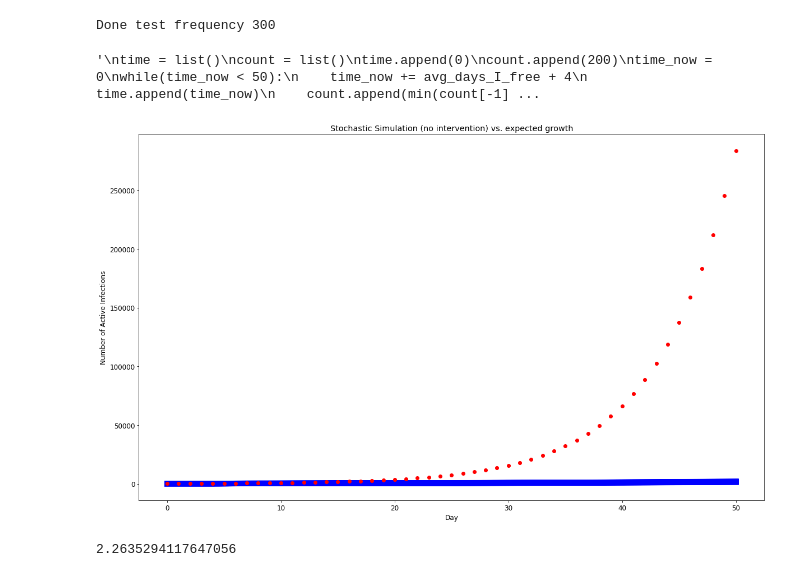
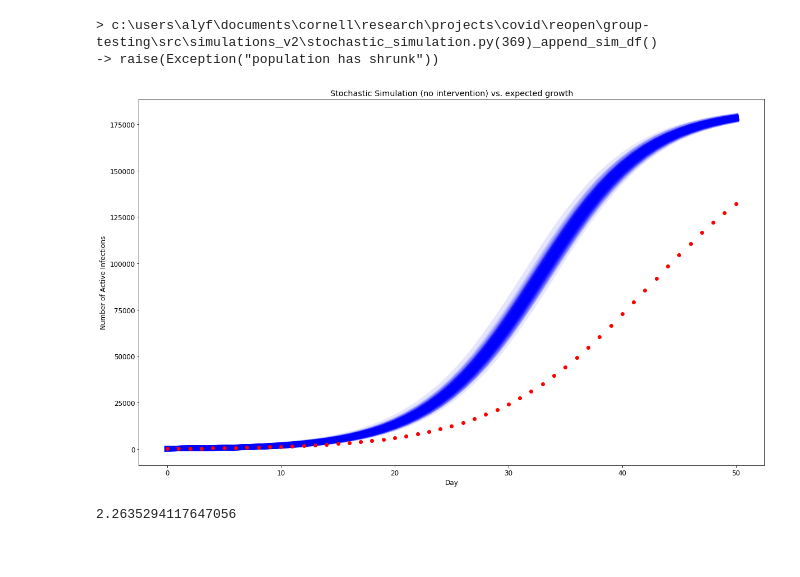
Before and after one commit to peter-i-frazier/group-testing, a Jupyter notebook: notebooks/simulations_v2_testing.ipynb, the cells around one changed output. Saved outputs shown, nothing was run; the diff lists cells and outputs as text; code cells hidden in the pictures.

Commit message:
Testing Stochastic Simulation model

```diff
--- a/notebooks/simulations_v2_testing.ipynb
+++ b/notebooks/simulations_v2_testing.ipynb
@@ -97,7 +97,15 @@ import functools
 @functools.lru_cache(maxsize=128)
 def poisson_pmf(max_time, mean_time):
     pmf = list()
-    for i in range(1, max_time):
+    for i in range(max_time):
         pmf.append(poisson.pmf(i, mean_time))
     pmf.append(1-np.sum(pmf))
     return np.array(pmf)
+
+def geom_pmf(max_time, mean_time):
+    pmf = list()
+    pmf.append(0)
+    for i in range(1, max_time):
+        pmf.append(geom.pmf(i, 1/mean_time))
+    pmf.append(1-np.sum(pmf))
+    return np.array(pmf)
@@ -158,54 +174,49 @@ avg_days_I_free = avg_days_I_pre_symp + (p_mild * avg_days_I_mild) + (1 - p_mild
 R0 = avg_days_I_free * 10 * 0.026
 # %%
 # Simulate
+time_horizon = 50
 sim = StochasticSimulation(base_params)
 dfs_cts_seir_8_trace, dfs_bucket_seir_8_trace = sim_many_test_days(base_params=base_params,
                                                        test_days=[300],
-                                                       use_SIR_dynamics=False, time_horizon=50, only_bucket_test=True)
+                                                       use_SIR_dynamics=False, time_horizon=time_horizon, only_bucket_test=True)
 # %% [output]
-Done test frequency 300
+> c:\users\alyf\documents\cornell\research\projects\covid\reopen\group-testing\src\simulations_v2\stochastic_simulation.py(369)_append_sim_df()
+-> raise(Exception("population has shrunk"))
-# %%
-# Fine expected trajectory given R0 (how to do this? - average serial period?)
-
-alpha = np.exp((R0 - 1)/(avg_days_I_free))
-time = list()
-count = list()
-time.append(0)
-count.append(200)
-for t in range(1, 50+1):
-    time.append(t)
-    count.append(count[0]*(alpha**t))
-
-# Old way
-'''
-time = list()
-count = list()
-time.append(0)
-count.append(200)
-time_now = 0
-while(time_now < 50):
-    time_now += avg_days_I_free + 4
-    time.append(time_now)
-    count.append(min(count[-1]*(R0+1),200000))
-'''
-# Expected time between infections = avg_days_I_free / 2
-# %% [output]
-'\ntime = list()\ncount = list()\ntime.append(0)\ncount.append(200)\ntime_now = 0\nwhile(time_now < 50):\n    time_now += avg_days_I_free + 4\n    time.append(time_now)\n    count.append(min(count[-1] ...
+# %%
+# Estimating ODE Dynamics
+S = list()
+I = list()
+R = list()
+S.append(base_params['population_size'] - base_params['initial_ID_count'])
+I.append(base_params['initial_ID_count'])
+R.append(0)
+N = base_params['population_size']
+
+for t in range(1, time_horizon+1):
+    new_S_I = (I[-1])*base_params['expected_contacts_per_day']*base_params['exposed_infection_p']*(S[-1]/N)
+    new_I_R = (I[-1])/avg_time_ID
+    S.append(S[-1] - new_S_I)
+    I.append(I[-1] + new_S_I - new_I_R)
+    R.append(R[-1] + new_I_R)
+
+cumulative = list()
+for index in range(len(I)):
+    cumulative.append(I[index]+R[index])
 # %%
 import matplotlib.pyplot as plt
 # Plotting
 plt.figure(figsize=(20,12))
 plt.xlabel("Day")
 plt.ylabel("Number of Active Infections")
 plt.title('Stochastic Simulation (no intervention) vs. expected growth')
 
 dfs1 = dfs_bucket_seir_8_trace[300]
 
 for df in dfs1:
     add_plot(df, base_params, ID_only=False)
-plt.plot(time, count, 'o', color='red');
+plt.plot(list(range(time_horizon+1)), cumulative, 'o', color='red');
 # %% [output]
-[figure, old version]
+[figure, new version]
 # %%
 print(R0)
 # %% [output]
```
Also changed, not shown: parts of 2 cells of this notebook.
